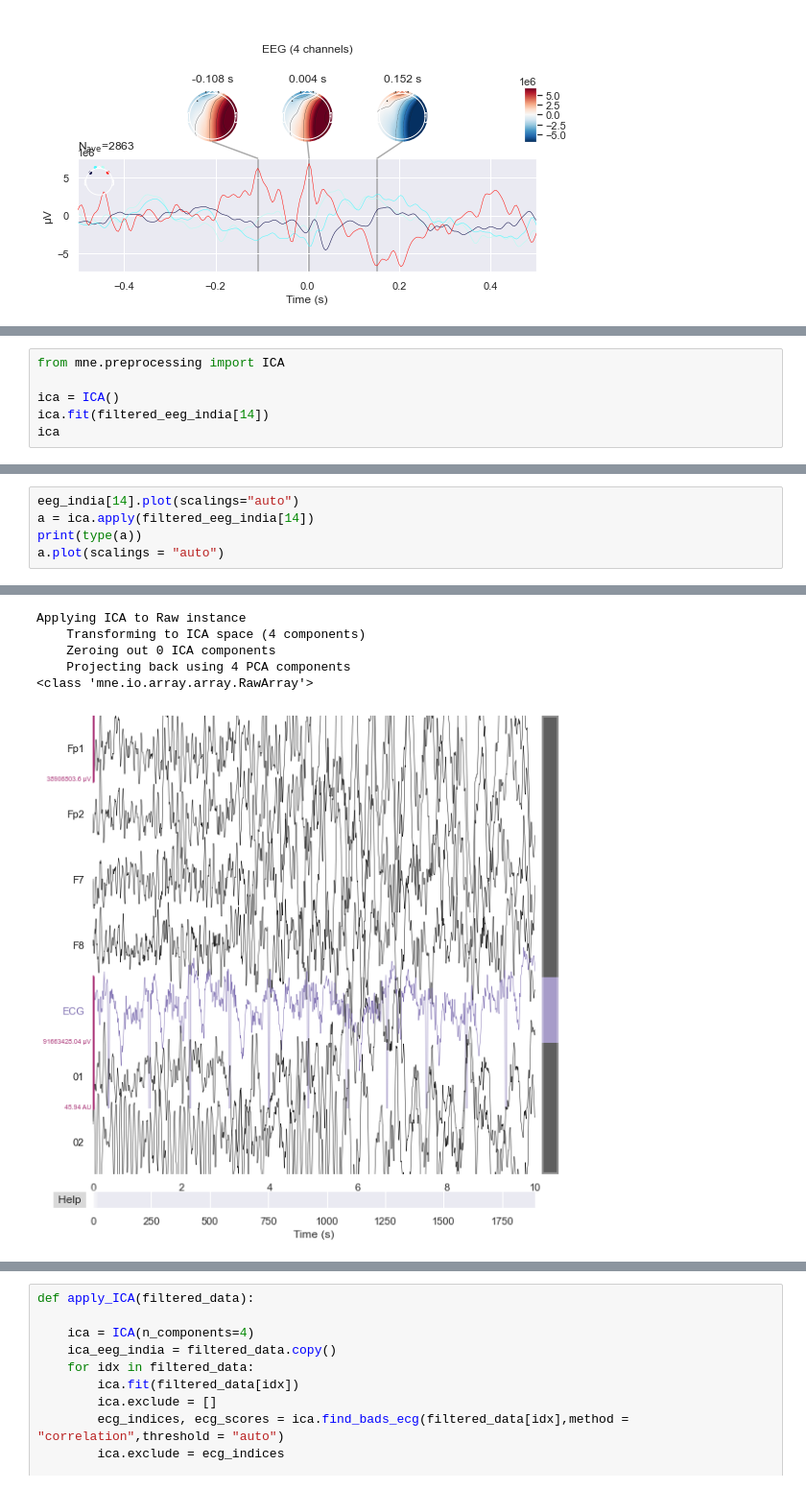
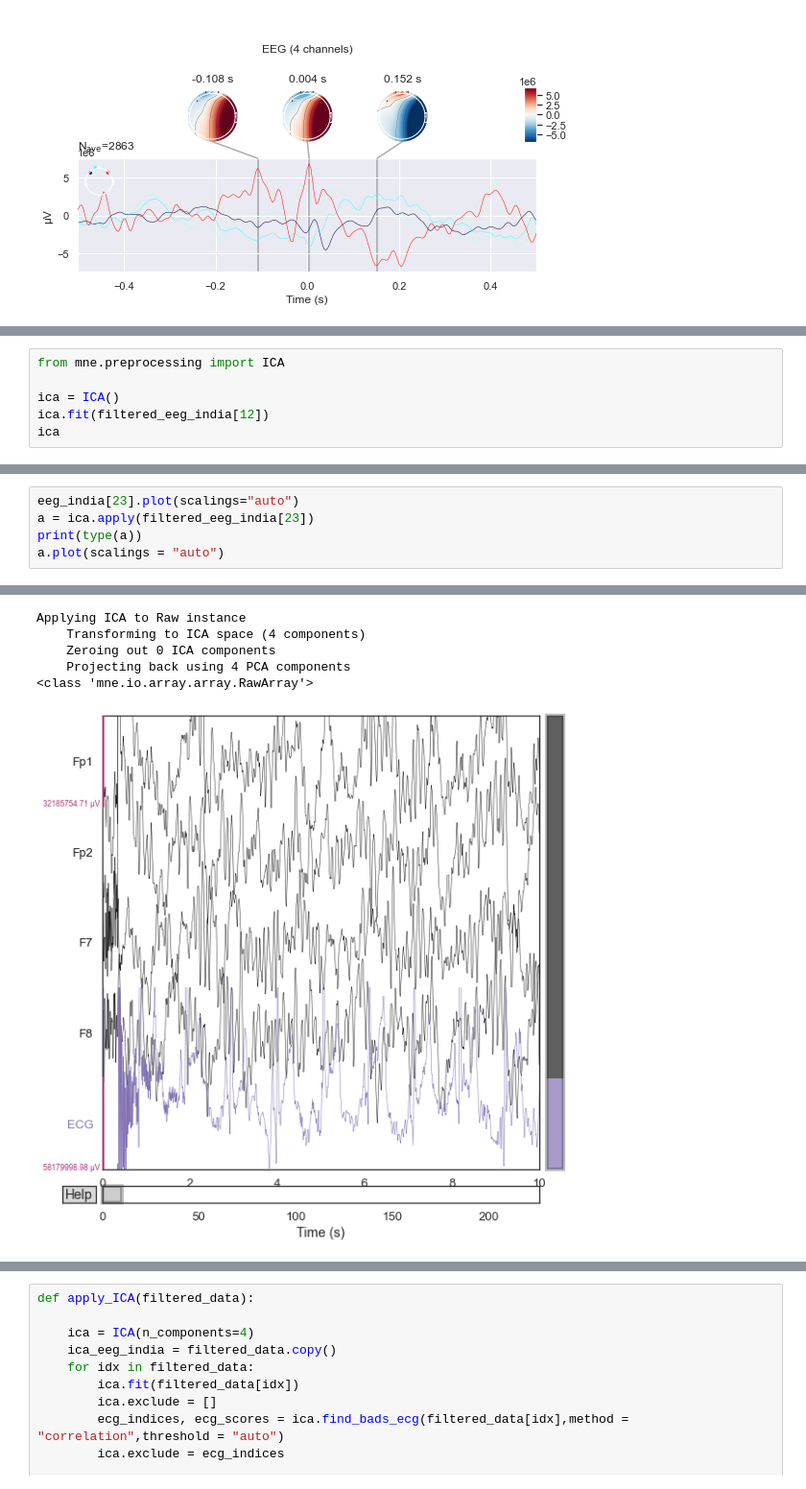
Before and after one commit to elifozkn/EEG-Burst-Suppression-Analysis, a Jupyter notebook: EEG-BS.ipynb, the cells around one changed output, grey strips where cells are left out. Shown at 96% size. Drawn from its saved outputs; the diff is of its cells as text.

```diff
--- a/EEG-BS.ipynb
+++ b/EEG-BS.ipynb
@@ -384,7 +409,7 @@ Designing a one-pass, zero-phase, non-causal highpass filter:
 from mne.preprocessing import ICA
 
 ica = ICA()
-ica.fit(filtered_eeg_india[14])
+ica.fit(filtered_eeg_india[12])
 ica
 # %% [output]
 Fitting ICA to data using 4 channels (please be patient, this may take a while)
@@ -461,6 +486,6 @@ Designing a two-pass forward and reverse, zero-phase, non-causal bandpass filter
 # %%
-eeg_india[14].plot(scalings="auto")
-a = ica.apply(filtered_eeg_india[14])
+eeg_india[23].plot(scalings="auto")
+a = ica.apply(filtered_eeg_india[23])
 print(type(a))
 a.plot(scalings = "auto")
 # %% [output]
@@ -468,6 +493,6 @@ a.plot(scalings = "auto")
 Applying ICA to Raw instance
     Transforming to ICA space (4 components)
     Zeroing out 0 ICA components
     Projecting back using 4 PCA components
 <class 'mne.io.array.array.RawArray'>
-[figure, old version]
+[figure, new version]
```
Also changed, not shown: parts of 65 cells of this notebook, 3 other files.
